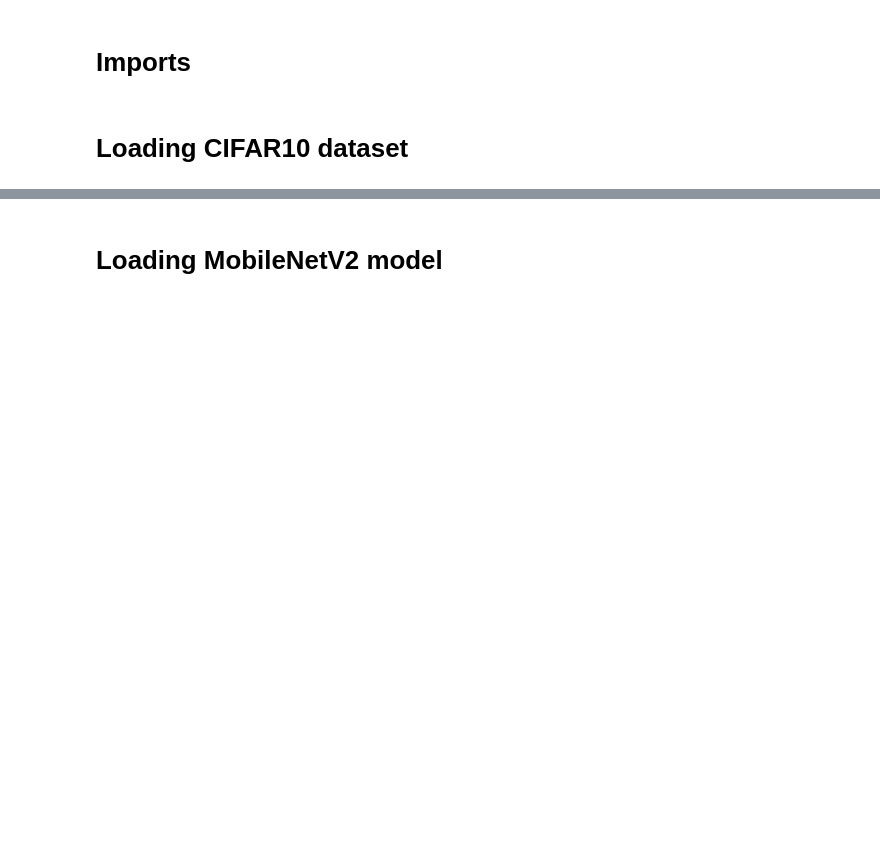
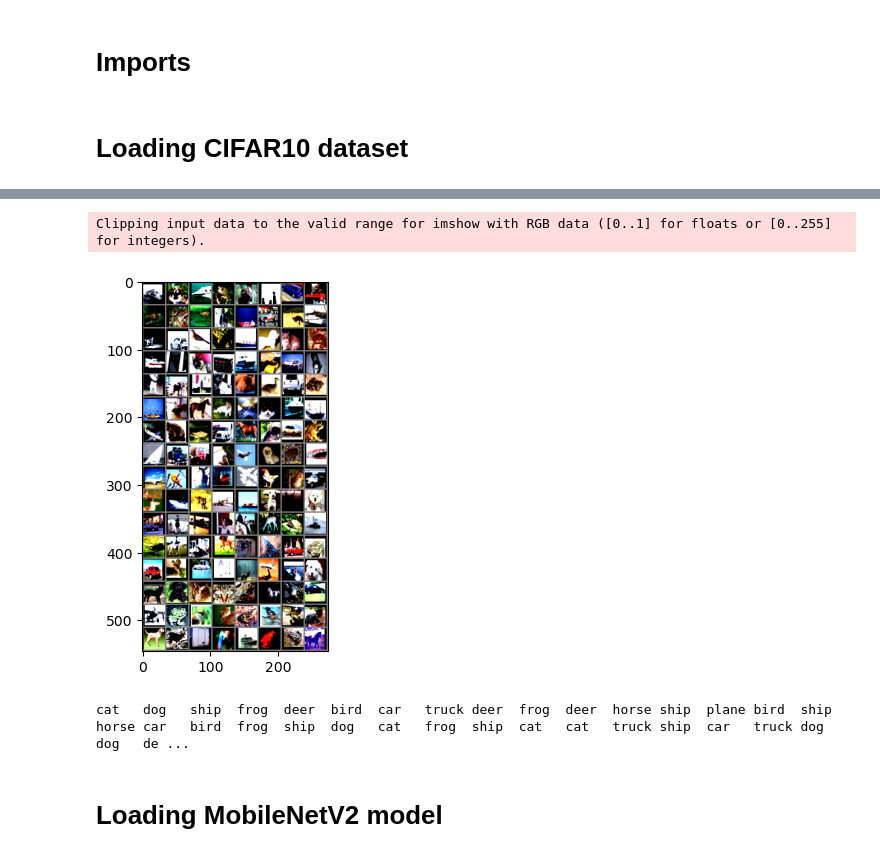
Before and after one commit to Rauyolo/Deep-Learning-course, a Jupyter notebook: Project/main.ipynb, the cells around one changed output, grey strips where cells are left out. Saved outputs shown, nothing was run; the diff lists cells and outputs as text; code cells hidden in the pictures; blank space fills up the shorter version.

Commit message:
data visualization and gitignore file

```diff
--- a/Project/main.ipynb
+++ b/Project/main.ipynb
@@ -65,6 +66,32 @@ im, label = im_minibatch[0].cpu(), label_minibatch[0].cpu()
 
 # store image size dimensions
 image_size = tuple(im.shape)
+# %%
+import matplotlib.pyplot as plt
+import numpy as np
+
+# functions to show an image
+
+
+def imshow(img):
+    img = img / 2 + 0.5     # unnormalize
+    npimg = img.numpy()
+    plt.imshow(np.transpose(npimg, (1, 2, 0)))
+    plt.show()
+
+
+# get some random training images
+dataiter = iter(trainloader)
+images, labels = next(dataiter)
+
+# show images
+imshow(torchvision.utils.make_grid(images))
+# print labels
+print(' '.join(f'{classes_org[labels[j]]:5s}' for j in range(batch_size)))
+# %% [output]
+Clipping input data to the valid range for imshow with RGB data ([0..1] for floats or [0..255] for integers).
+[figure, added]
+cat   dog   ship  frog  deer  bird  car   truck deer  frog  deer  horse ship  plane bird  ship  horse car   bird  frog  ship  dog   cat   frog  ship  cat   cat   truck ship  car   truck dog   dog   de ...
 # %% [markdown]
 # Loading MobileNetV2 model
 # %%
```
Also changed, not shown: parts of 2 cells of this notebook, 1 other file.
